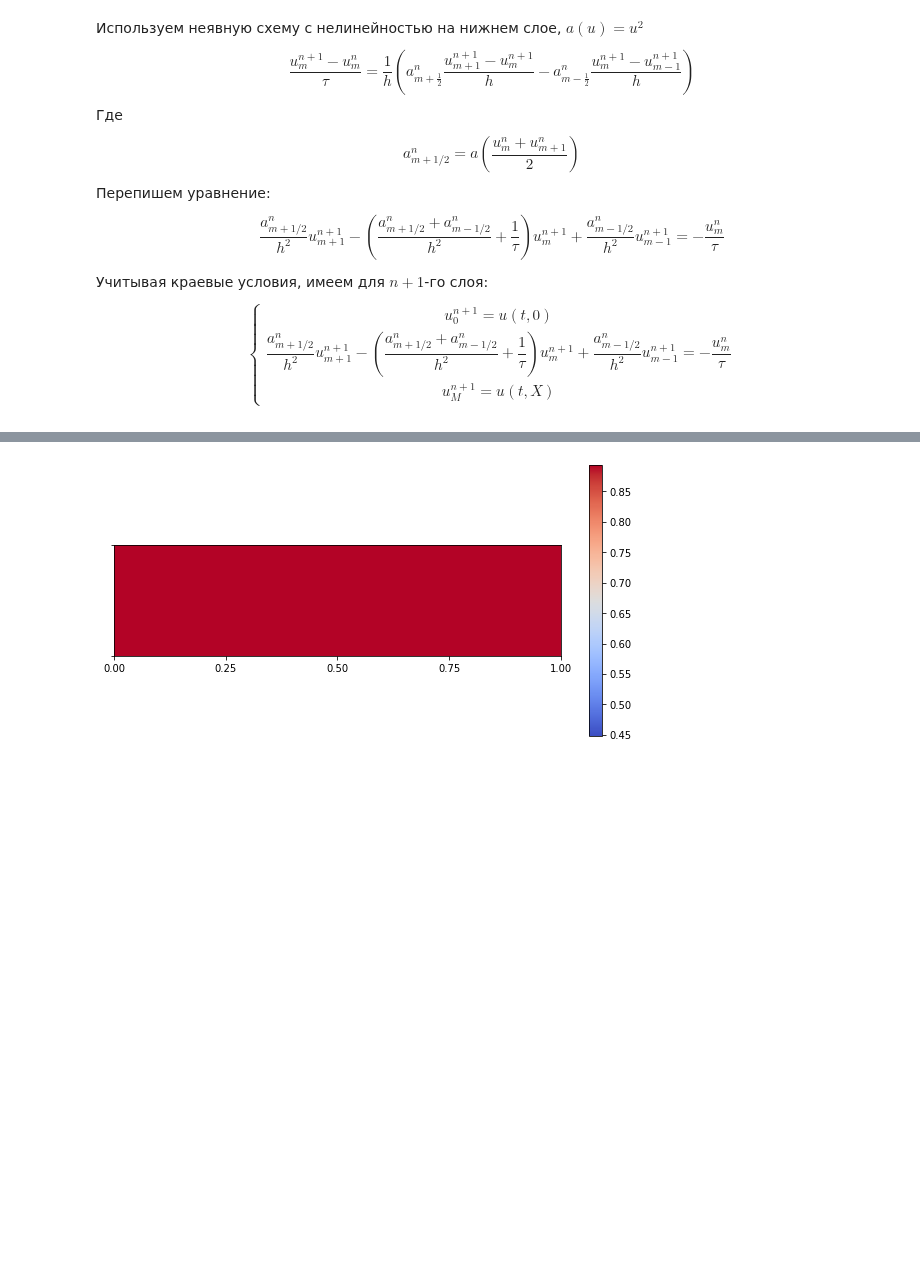
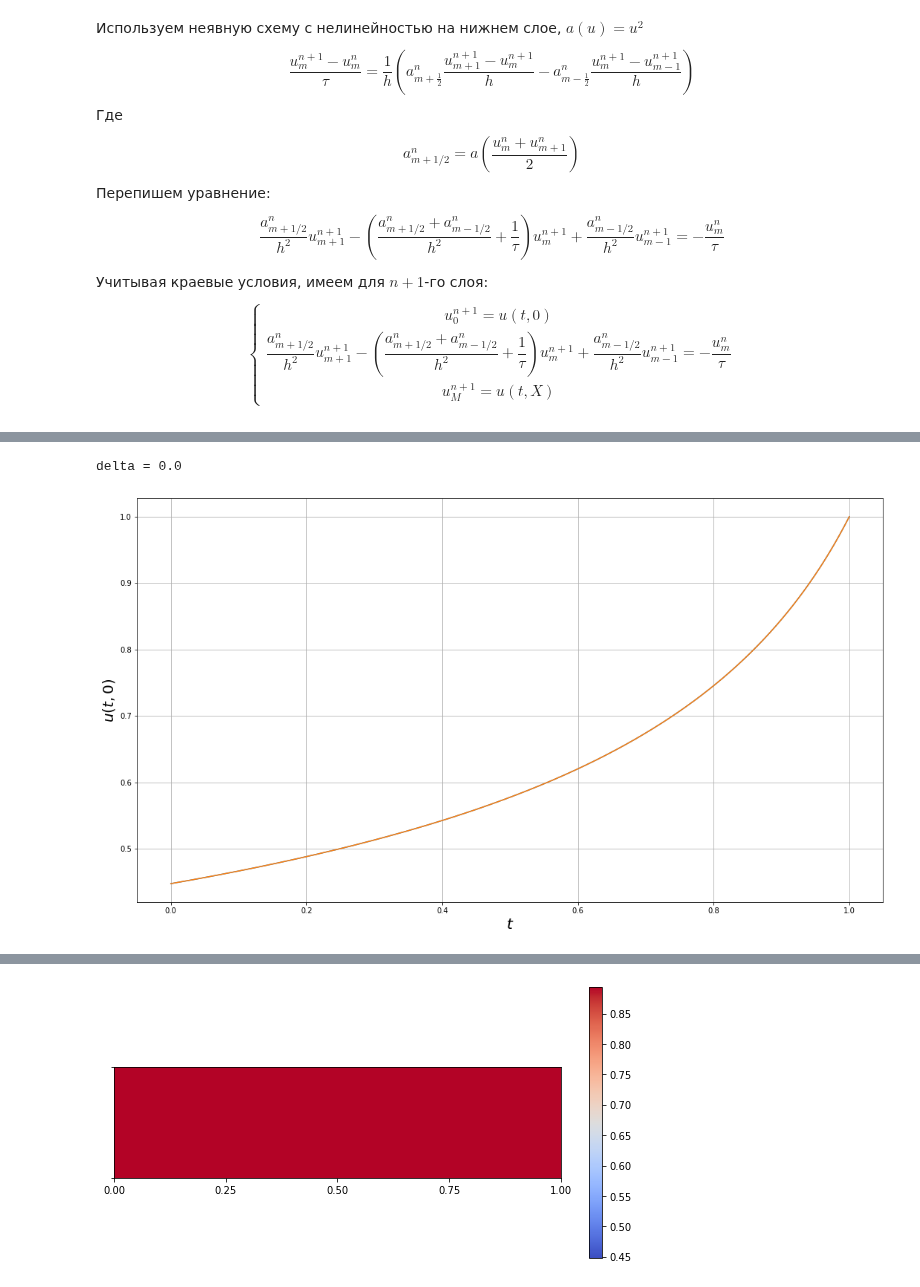
Before and after one commit to derzhavin3016/CompMath, a Jupyter notebook: Lab11/Lab11.ipynb, the cells around one changed output, grey strips where cells are left out. Cells and saved outputs as stored; diff of their text form; code cells hidden in the pictures; blank space fills up the shorter version.

```diff
--- a/Lab11/Lab11.ipynb
+++ b/Lab11/Lab11.ipynb
@@ -146,0 +172,11 @@ plt.grid()
+# %%
+plt.figure(figsize=[18, 10])
+plt.plot(t, u.transpose()[0])
+plt.plot(t, ut0(x))
+plt.xlabel("$t$", fontsize=20)
+plt.ylabel("$u(t, 0)$", fontsize=20)
+plt.grid()
+print(f'delta = {np.mean(np.abs(u.transpose()[0] - ut0(t)))}')
+# %% [output]
+delta = 0.0
+[figure, added]
```
Also changed, not shown: parts of 6 cells of this notebook.
